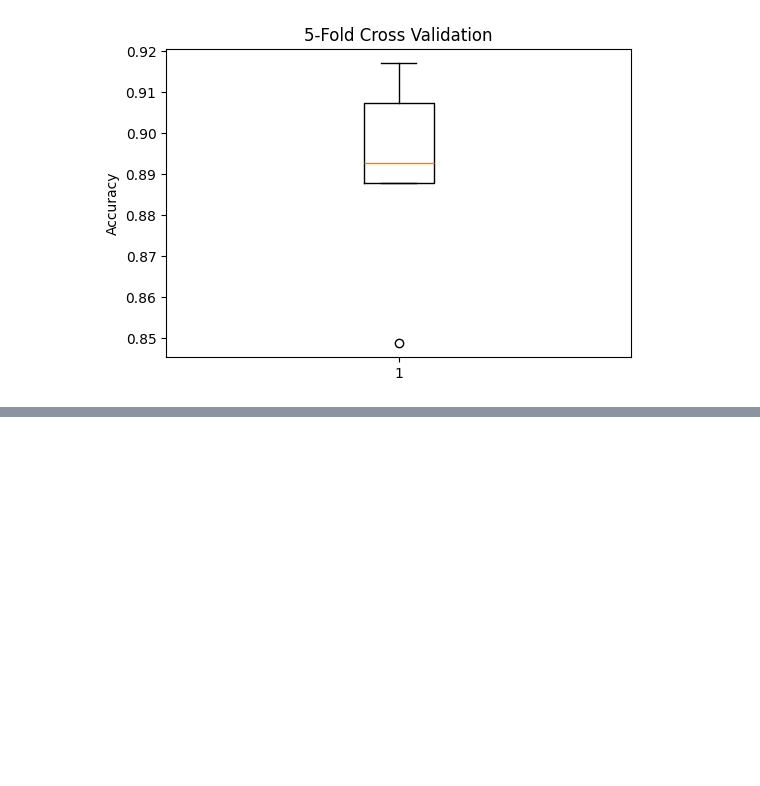
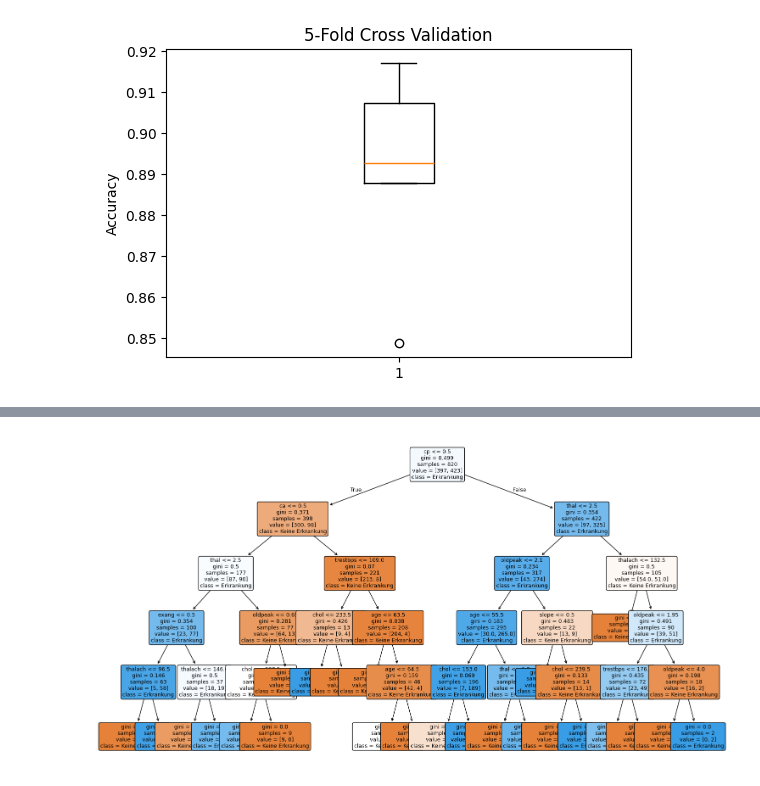
Before and after one commit to IMrNoNameI/DataScience, a Jupyter notebook: notebook/datenanalyse.ipynb, the cells around one changed output, grey strips where cells are left out. Drawn from its saved outputs; the diff is of its cells as text; code cells hidden in the pictures; blank space fills up the shorter version.

```diff
--- a/notebook/datenanalyse.ipynb
+++ b/notebook/datenanalyse.ipynb
@@ -1192,0 +1239,6 @@ Dieses Modell wird anschließend mit Cross Validation bewertet.
+# %%
+best_alpha_row = ccp_df.loc[
+    ccp_df["test_accuracy"].idxmax()
+]
+
+best_alpha_row
@@ -1192,0 +1262,13 @@ Dieses Modell wird anschließend mit Cross Validation bewertet.
+# %%
+best_depth = int(best_model_row["max_depth"])
+best_leaf = int(best_model_row["min_samples_leaf"])
+best_alpha = float(best_alpha_row["ccp_alpha"])
+
+best_tree = DecisionTreeClassifier(
+    max_depth=best_depth,
+    min_samples_leaf=best_leaf,
+    ccp_alpha=best_alpha,
+    random_state=42
+)
+
+best_tree.fit(X_train, y_train)
@@ -1251,0 +1324,15 @@ Der durchschnittliche Cross-Validation-Score zeigt, wie stabil das Modell auf ve
+# %%
+plt.figure(figsize=(18,10))
+
+plot_tree(
+    best_tree,
+    feature_names=X.columns,
+    class_names=["Keine Erkrankung", "Erkrankung"],
+    filled=True,
+    rounded=True,
+    fontsize=9
+)
+
+plt.show()
+# %% [output]
+[figure, added]
```
Also changed, not shown: parts of 17 cells of this notebook.
